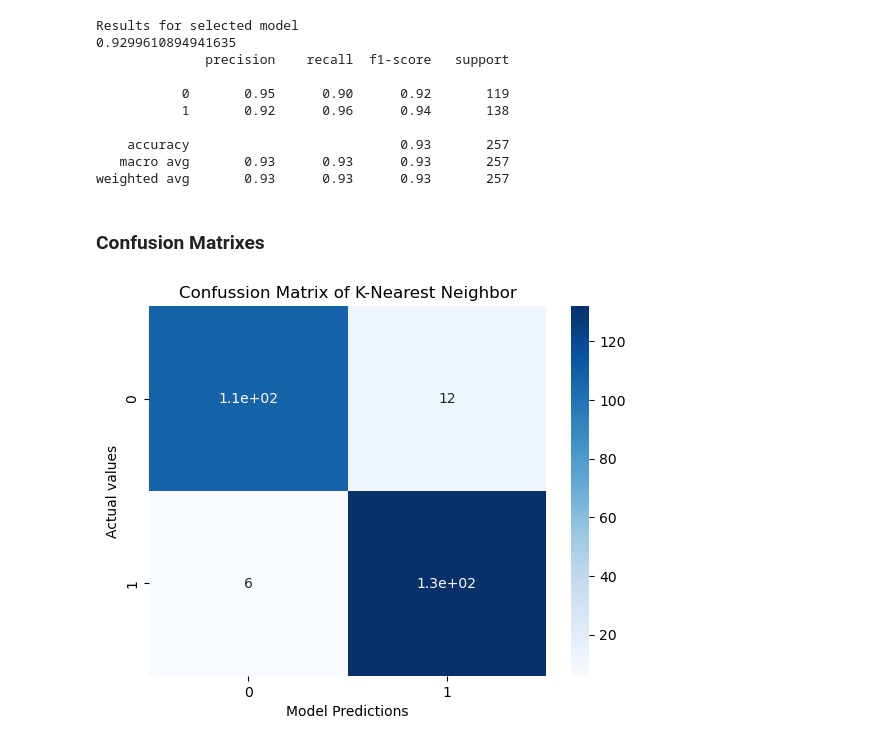
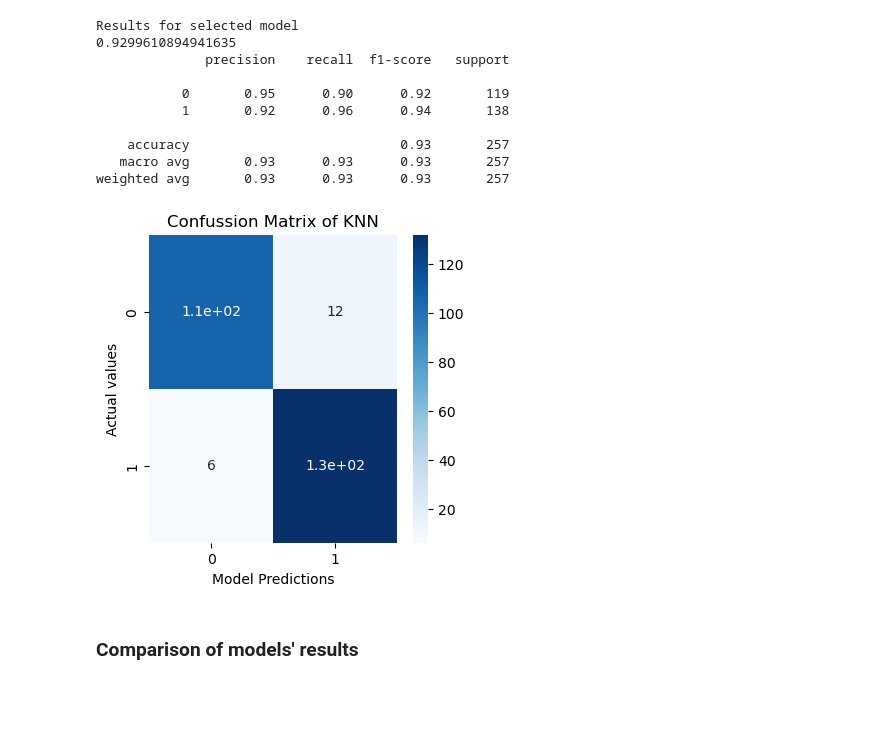
Before and after one commit to paulkli355/HeartFailure_Classification, a Jupyter notebook: classifier.ipynb, the cells around one changed output. Saved outputs shown, nothing was run; the diff lists cells and outputs as text; code cells hidden in the pictures; blank space fills up the shorter version.

```diff
--- a/classifier.ipynb
+++ b/classifier.ipynb
@@ -27,7 +27,9 @@ input_dataset_path = 'data/heart.csv'
 def model(classifier, x_train, y_train, x_test, y_test):
     classifier.fit(x_train,y_train)
     ml_pred = classifier.predict(x_test)
-    cv = RepeatedStratifiedKFold(n_splits = 10,n_repeats = 3,random_state = 1)
+    cv = RepeatedStratifiedKFold(n_splits=10,
+                                 n_repeats=3,
+                                 random_state=1)
     print('Results for selected model')
     print(accuracy_score(y_test, ml_pred))
     print(classification_report(y_test, ml_pred))
@@ -392,19 +456,13 @@ Results for selected model
     accuracy                           0.93       257
    macro avg       0.93      0.93      0.93       257
 weighted avg       0.93      0.93      0.93       257
-# %% [markdown]
-### Confusion Matrixes
 # %%
-import seaborn as sns
-import matplotlib.pyplot as plt
-from sklearn.metrics import confusion_matrix
-import numpy as np
-
+plt.figure(figsize=(4,4))
 cm = confusion_matrix(y_test, knn_predictions)
 ax = sns.heatmap(cm, annot=True, cmap="Blues")
 ax.set_xlabel('Model Predictions')
 ax.set_ylabel('Actual values')
-plt.title('Confussion Matrix of K-Nearest Neighbor')
+plt.title('Confussion Matrix of KNN')
 plt.show()
 # %% [output]
-[figure, old version]
+[figure, new version]
@@ -412,0 +469,2 @@ plt.show()
+# %% [markdown]
+### Comparison of models' results
```
Also changed, not shown: parts of 16 cells of this notebook.
